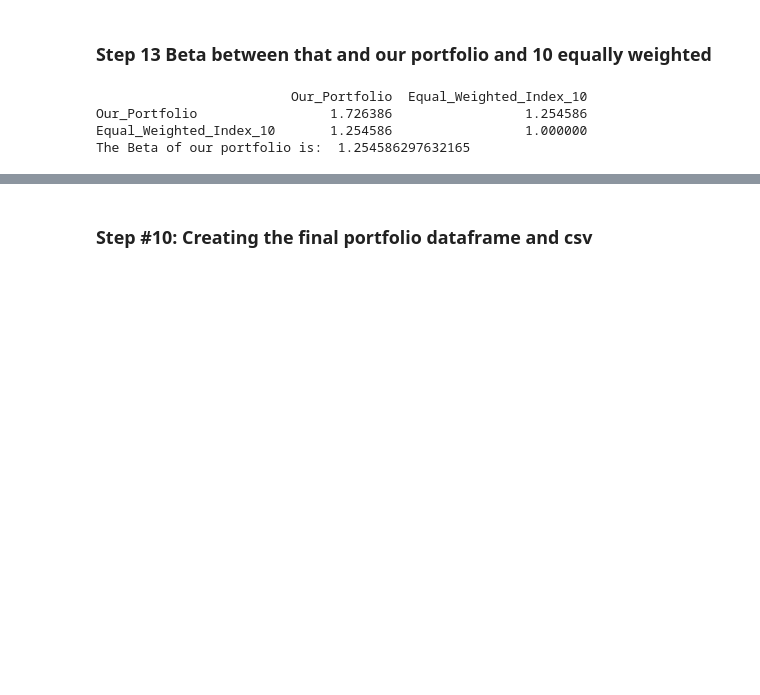
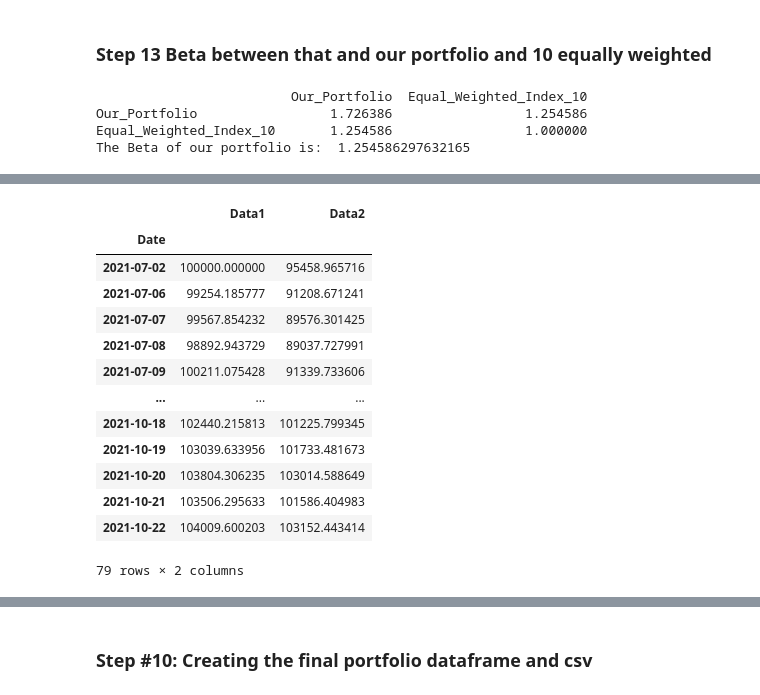
Before and after one commit to gnishiwaki/Team3-CFM101, a Jupyter notebook: Team_17_Assignment.ipynb, the cells around one changed output, grey strips where cells are left out. Cells and saved outputs as stored; diff of their text form; code cells hidden in the pictures; blank space fills up the shorter version.

```diff
--- a/Team_17_Assignment.ipynb
+++ b/Team_17_Assignment.ipynb
@@ -800,0 +838,17 @@ The Beta of our portfolio is:  1.254586297632165
+# %%
+ours_and_equally_weighted
+# %% [output]
+|  | Data1 | Data2 |
+| Date |  |  |
+| 2021-07-02 | 100000.000000 | 95458.965716 |
+| 2021-07-06 | 99254.185777 | 91208.671241 |
+| 2021-07-07 | 99567.854232 | 89576.301425 |
+| 2021-07-08 | 98892.943729 | 89037.727991 |
+| 2021-07-09 | 100211.075428 | 91339.733606 |
+| ... | ... | ... |
+| 2021-10-18 | 102440.215813 | 101225.799345 |
+| 2021-10-19 | 103039.633956 | 101733.481673 |
+| 2021-10-20 | 103804.306235 | 103014.588649 |
+| 2021-10-21 | 103506.295633 | 101586.404983 |
+| 2021-10-22 | 104009.600203 | 103152.443414 |
+79 rows × 2 columns
```
Also changed, not shown: parts of 17 cells of this notebook.
